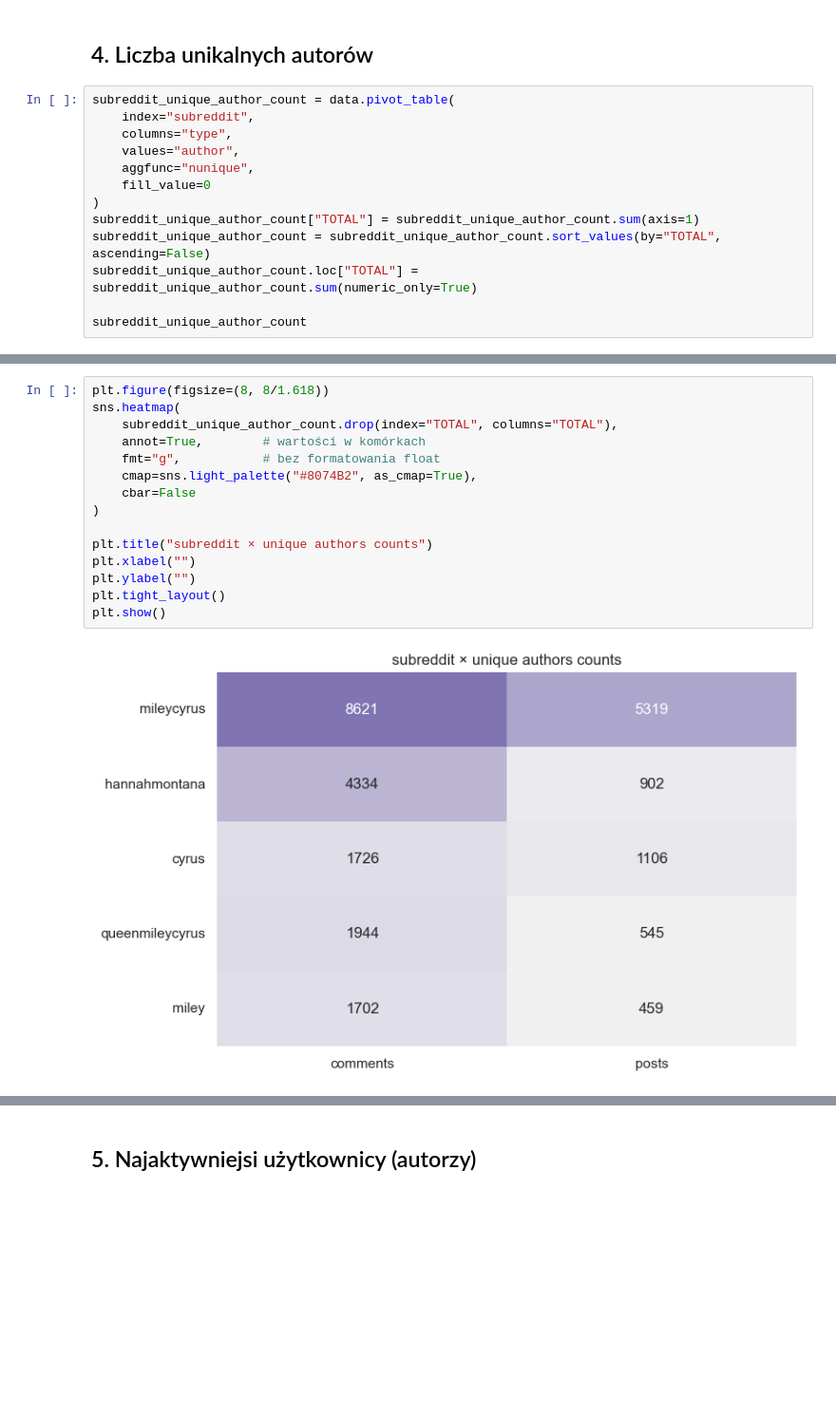
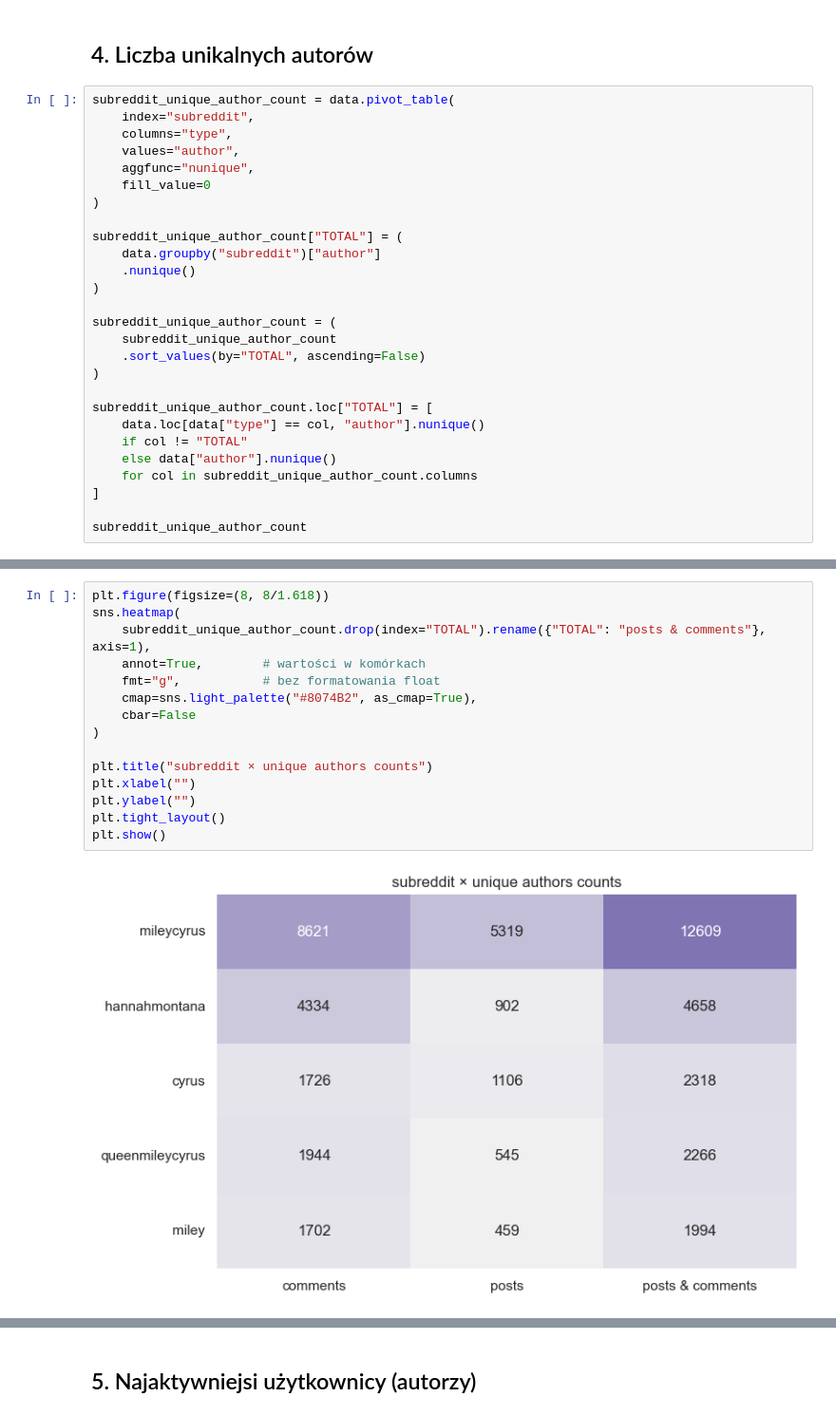
Before and after one commit to iga-bochniak/Spolecznosc-muzyczna-Reddit, a Jupyter notebook: EDA.ipynb, the cells around one changed output, grey strips where cells are left out. Shown at 95% size. Cells and saved outputs as stored; diff of their text form; blank space fills up the shorter version.

```diff
--- a/EDA.ipynb
+++ b/EDA.ipynb
@@ -294,9 +293,23 @@ subreddit_unique_author_count = data.pivot_table(
     aggfunc="nunique",
     fill_value=0
 )
-subreddit_unique_author_count["TOTAL"] = subreddit_unique_author_count.sum(axis=1)
-subreddit_unique_author_count = subreddit_unique_author_count.sort_values(by="TOTAL", ascending=False)
-subreddit_unique_author_count.loc["TOTAL"] = subreddit_unique_author_count.sum(numeric_only=True)
+
+subreddit_unique_author_count["TOTAL"] = (
+    data.groupby("subreddit")["author"]
+    .nunique()
+)
+
+subreddit_unique_author_count = (
+    subreddit_unique_author_count
+    .sort_values(by="TOTAL", ascending=False)
+)
+
+subreddit_unique_author_count.loc["TOTAL"] = [
+    data.loc[data["type"] == col, "author"].nunique()
+    if col != "TOTAL"
+    else data["author"].nunique()
+    for col in subreddit_unique_author_count.columns
+]
 
 subreddit_unique_author_count
 # %% [output]
@@ -311,20 +329,20 @@ subreddit_unique_author_count
 # %%
 plt.figure(figsize=(8, 8/1.618))
 sns.heatmap(
-    subreddit_unique_author_count.drop(index="TOTAL", columns="TOTAL"),
+    subreddit_unique_author_count.drop(index="TOTAL").rename({"TOTAL": "posts & comments"}, axis=1),
     annot=True,        # wartości w komórkach
     fmt="g",           # bez formatowania float
     cmap=sns.light_palette("#8074B2", as_cmap=True),
     cbar=False
 )
 
 plt.title("subreddit × unique authors counts")
 plt.xlabel("")
 plt.ylabel("")
 plt.tight_layout()
 plt.show()
 # %% [output]
-[figure, old version]
+[figure, new version]
 # %%
 unique_authors_count = (
     subreddit_unique_author_count
```
Also changed, not shown: parts of 12 cells of this notebook.
